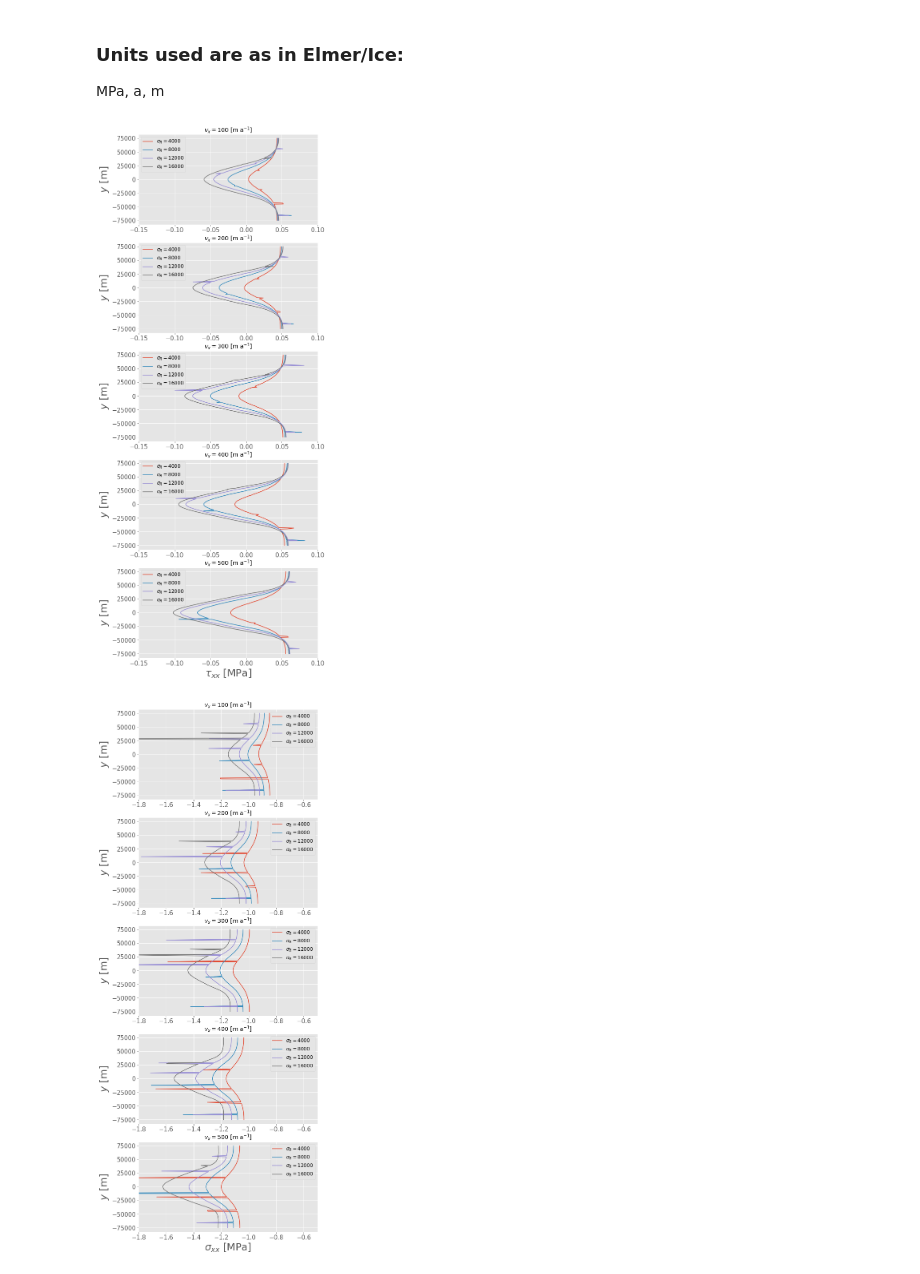
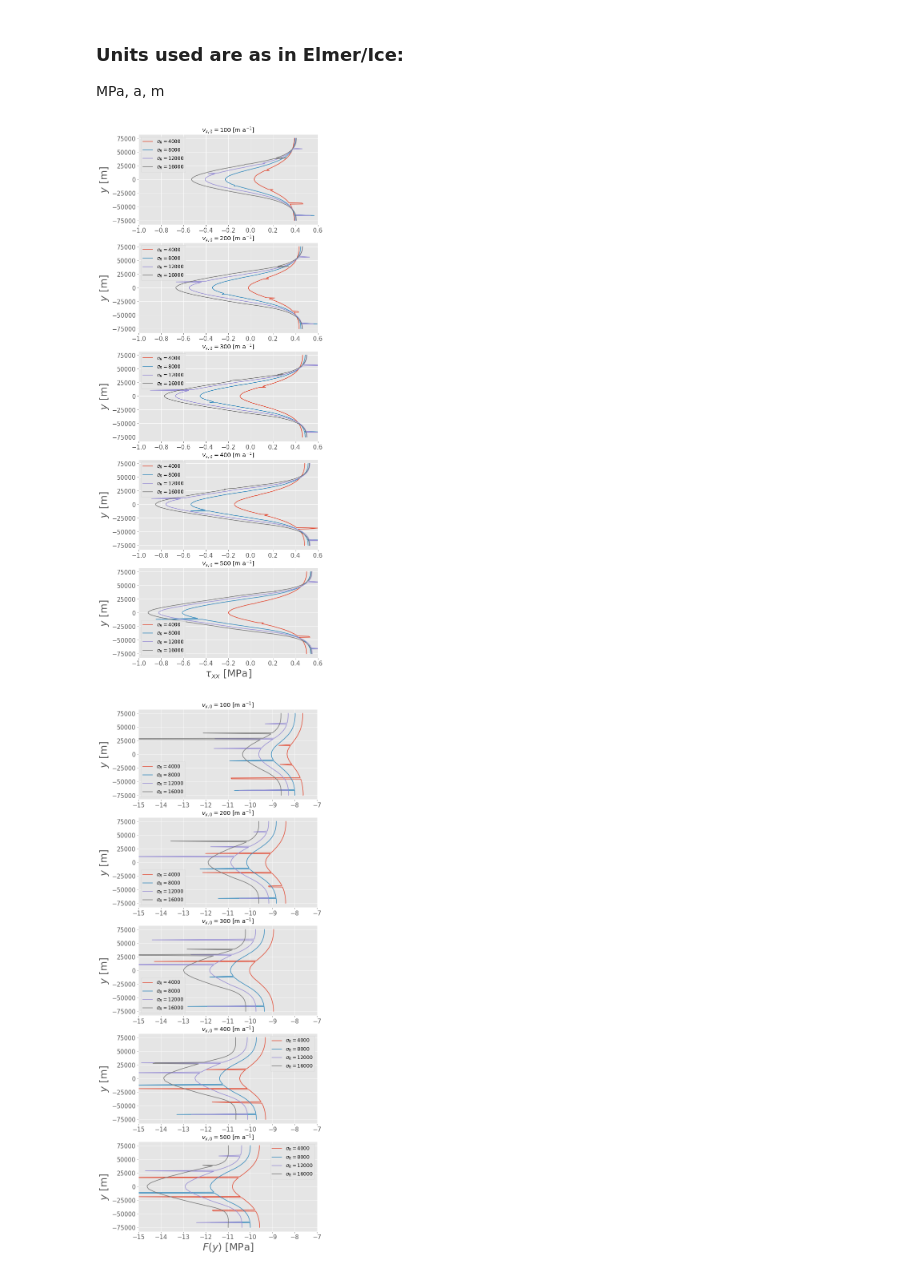
Before and after one commit to henryclara/ButtressingProject, a Jupyter notebook: Code/StressCalculationsUpdate.ipynb, the cells around one changed output. Drawn from its saved outputs; the diff is of its cells as text; code cells hidden in the pictures.

```diff
--- a/Code/StressCalculationsUpdate.ipynb
+++ b/Code/StressCalculationsUpdate.ipynb
@@ -104,7 +104,7 @@ def VertInt(df, N, var, coord):
         field[df_depth0[coord][i]] += 0.5 * df_depth0[var][i]
     for i in range(len(df_other)):
         field[df_other[coord][i]] += df_other[var][i]
-    field = {k: v / (N - 1) for k, v in field.items()}
+    #field = {k: v / (N - 1) for k, v in field.items()}
     return field
 # %%
 # Calculate vertically-integrated fields of interest
@@ -132,35 +132,35 @@ for i in range(len(fluxes)):
                     label='$\sigma_R = $' + str(sigmas[j]))
 
 for i in range(len(fluxes)):
-    ax[i].set_xlim([-0.15, 0.1])
+    ax[i].set_xlim([-1, 0.6])
     ax[i].set_ylabel(r'$y$ [m]', size=25)
     ax[i].tick_params(axis='both', which='major', labelsize=15)
     ax[i].legend(fontsize='12')
-    ax[i].title.set_text(r'$v_x = $' + str(fluxes[i]) + ' [m a$^{-1}$]')
+    ax[i].title.set_text(r'$v_{x,0} = $' + str(fluxes[i]) + ' [m a$^{-1}$]')
 ax[i].set_xlabel(r'$\tau_{xx}$ [MPa]', size=25)
-fig.savefig('../Figures/stress1_sigma.jpg', format='jpg', dpi=700, bbox_inches = "tight")
+fig.savefig('../Figures/stress1_sigma.jpg', format='jpg', dpi=500, bbox_inches = "tight")
 # %% [output]
-[figure, old version]
+[figure, new version]
 # %%
 # Plot the stress in the x-direction
 
 fig, ax = plt.subplots(len(fluxes), 1, figsize=(8, 24))
 for i in range(len(fluxes)):
     for j in range(len(sigmas)):
         ax[i].plot(list(stress1['Flux' + str(fluxes[i]) + 'Sigma' + str(sigmas[j])].values()), \
                    list(stress1['Flux' + str(fluxes[i]) + 'Sigma' + str(sigmas[j])].keys()),   \
                        label='$\sigma_R = $' + str(sigmas[j]))
 
 for i in range(len(fluxes)):
-    ax[i].set_xlim([-1.8, -0.5])
+    ax[i].set_xlim([-15, -7])
     ax[i].set_ylabel(r'$y$ [m]', size=25)
     ax[i].tick_params(axis='both', which='major', labelsize=15)
     ax[i].legend(fontsize='12')
-    ax[i].title.set_text(r'$v_x = $' + str(fluxes[i]) + ' [m a$^{-1}$]')
-ax[i].set_xlabel(r'$\sigma_{xx}$ [MPa]', size=25)
-fig.savefig('../Figures/stress1.jpg', format='jpg', dpi=700, bbox_inches = "tight")
+    ax[i].title.set_text(r'$v_{x,0} = $' + str(fluxes[i]) + ' [m a$^{-1}$]')
+ax[i].set_xlabel(r'$F(y)$ [MPa]', size=25)
+fig.savefig('../Figures/stress1.jpg', format='jpg', dpi=500, bbox_inches = "tight")
 # %% [output]
-[figure, old version]
+[figure, new version]
 # %%
 # Plot the stress in the x-direction minus the hydrostatic pressure
 
```
Also changed, not shown: parts of 12 cells of this notebook, 1 other file.
